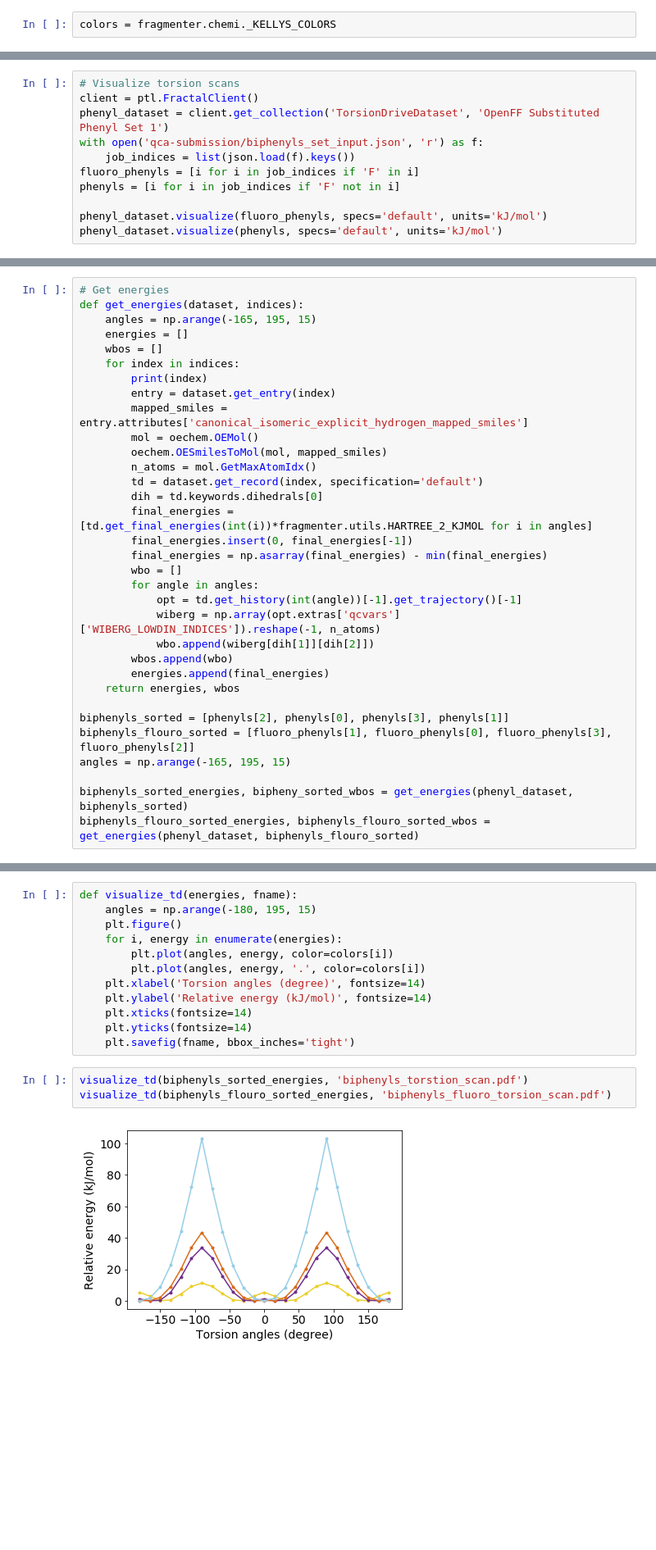
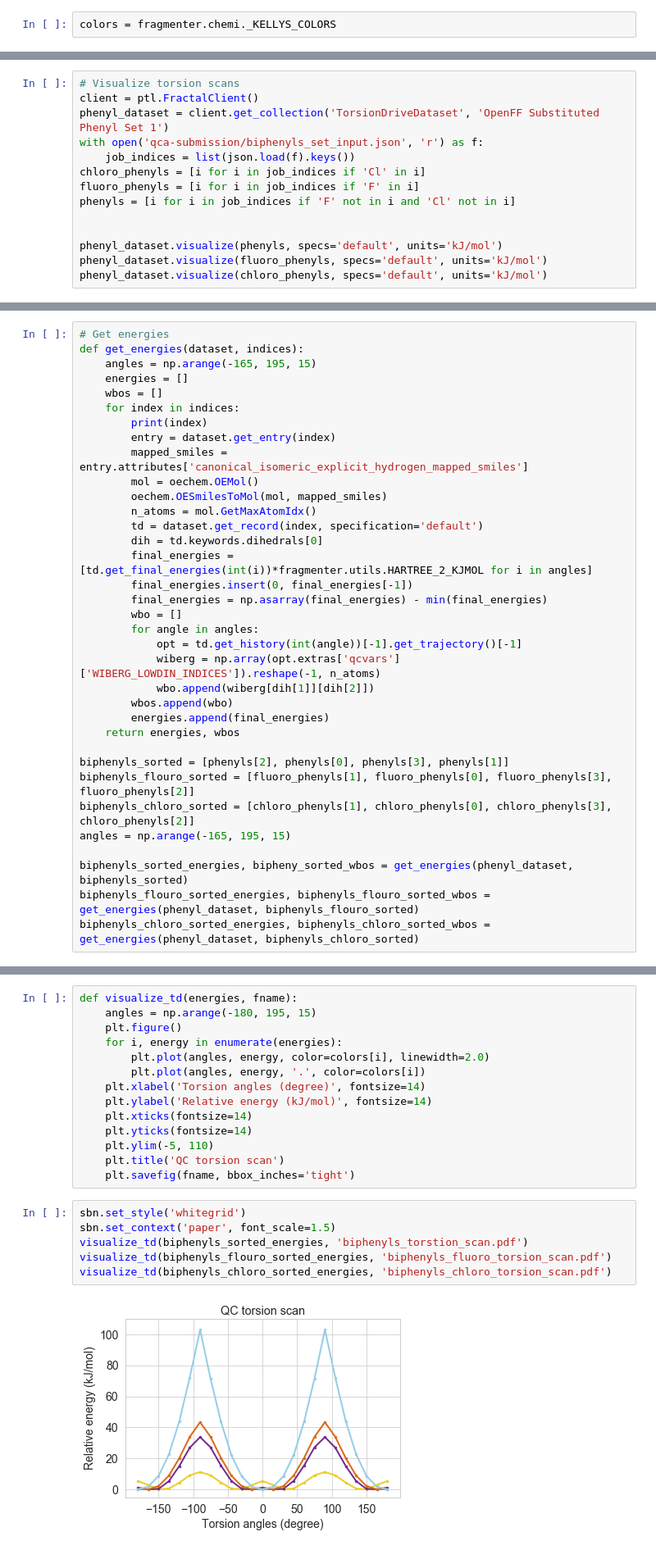
Before and after one commit to choderalab/fragmenter_data, a Jupyter notebook: manuscript-figures/biphenyl_example/biphenyl_example_figure_3.ipynb, the cells around one changed output, grey strips where cells are left out. Shown at 82% size. Saved outputs shown, nothing was run; the diff lists cells and outputs as text; blank space fills up the shorter version.

Commit message:
added chloro

```diff
--- a/manuscript-figures/biphenyl_example/biphenyl_example_figure_3.ipynb
+++ b/manuscript-figures/biphenyl_example/biphenyl_example_figure_3.ipynb
@@ -112,11 +113,14 @@ client = ptl.FractalClient()
 phenyl_dataset = client.get_collection('TorsionDriveDataset', 'OpenFF Substituted Phenyl Set 1')
 with open('qca-submission/biphenyls_set_input.json', 'r') as f:
     job_indices = list(json.load(f).keys())
+chloro_phenyls = [i for i in job_indices if 'Cl' in i]
 fluoro_phenyls = [i for i in job_indices if 'F' in i]
-phenyls = [i for i in job_indices if 'F' not in i]
+phenyls = [i for i in job_indices if 'F' not in i and 'Cl' not in i]
 
+
+phenyl_dataset.visualize(phenyls, specs='default', units='kJ/mol')
 phenyl_dataset.visualize(fluoro_phenyls, specs='default', units='kJ/mol')
-phenyl_dataset.visualize(phenyls, specs='default', units='kJ/mol')
+phenyl_dataset.visualize(chloro_phenyls, specs='default', units='kJ/mol')
 # %% [output]
 [interactive output not drawn]
 [interactive output not drawn]
@@ -149,10 +154,12 @@ def get_energies(dataset, indices):
 
 biphenyls_sorted = [phenyls[2], phenyls[0], phenyls[3], phenyls[1]]
 biphenyls_flouro_sorted = [fluoro_phenyls[1], fluoro_phenyls[0], fluoro_phenyls[3], fluoro_phenyls[2]]
+biphenyls_chloro_sorted = [chloro_phenyls[1], chloro_phenyls[0], chloro_phenyls[3], chloro_phenyls[2]]
 angles = np.arange(-165, 195, 15)
 
 biphenyls_sorted_energies, bipheny_sorted_wbos = get_energies(phenyl_dataset, biphenyls_sorted)
 biphenyls_flouro_sorted_energies, biphenyls_flouro_sorted_wbos = get_energies(phenyl_dataset, biphenyls_flouro_sorted)
+biphenyls_chloro_sorted_energies, biphenyls_chloro_sorted_wbos = get_energies(phenyl_dataset, biphenyls_chloro_sorted)
 # %% [output]
 [cH:1]1cc(cc[c:2]1[c:3]2[cH:4]cncc2)O
 [cH:1]1cc(cc[c:2]1[c:3]2[cH:4]c[nH+]cc2)O
@@ -167,15 +178,20 @@ def visualize_td(energies, fname):
     angles = np.arange(-180, 195, 15)
     plt.figure()
     for i, energy in enumerate(energies):
-        plt.plot(angles, energy, color=colors[i])
+        plt.plot(angles, energy, color=colors[i], linewidth=2.0)
         plt.plot(angles, energy, '.', color=colors[i])
     plt.xlabel('Torsion angles (degree)', fontsize=14)
     plt.ylabel('Relative energy (kJ/mol)', fontsize=14)
     plt.xticks(fontsize=14)
     plt.yticks(fontsize=14)
+    plt.ylim(-5, 110)
+    plt.title('QC torsion scan')
     plt.savefig(fname, bbox_inches='tight')
 # %%
+sbn.set_style('whitegrid')
+sbn.set_context('paper', font_scale=1.5)
 visualize_td(biphenyls_sorted_energies, 'biphenyls_torstion_scan.pdf')
 visualize_td(biphenyls_flouro_sorted_energies, 'biphenyls_fluoro_torsion_scan.pdf')
+visualize_td(biphenyls_chloro_sorted_energies, 'biphenyls_chloro_torsion_scan.pdf')
 # %% [output]
-[figure, old version]
+[figure, new version]
```
Also changed, not shown: parts of 10 cells of this notebook, 6 other files.
